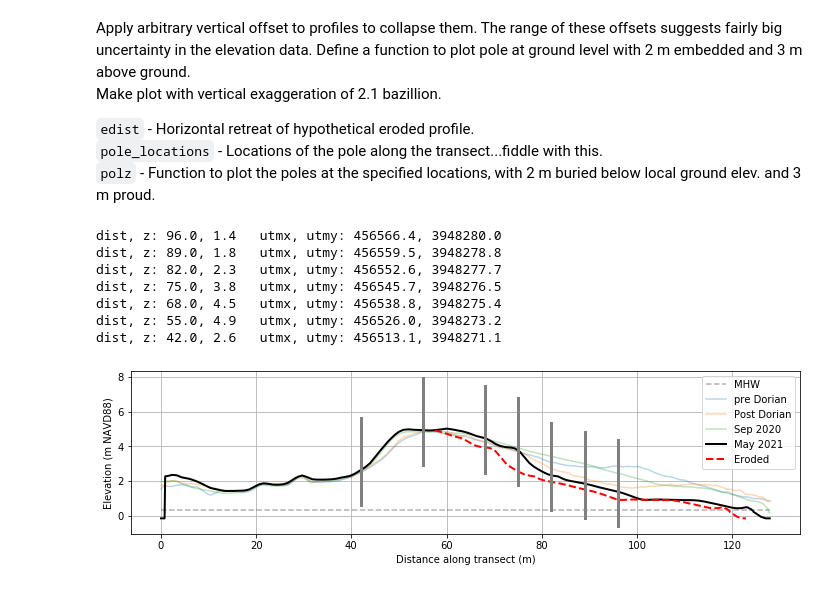
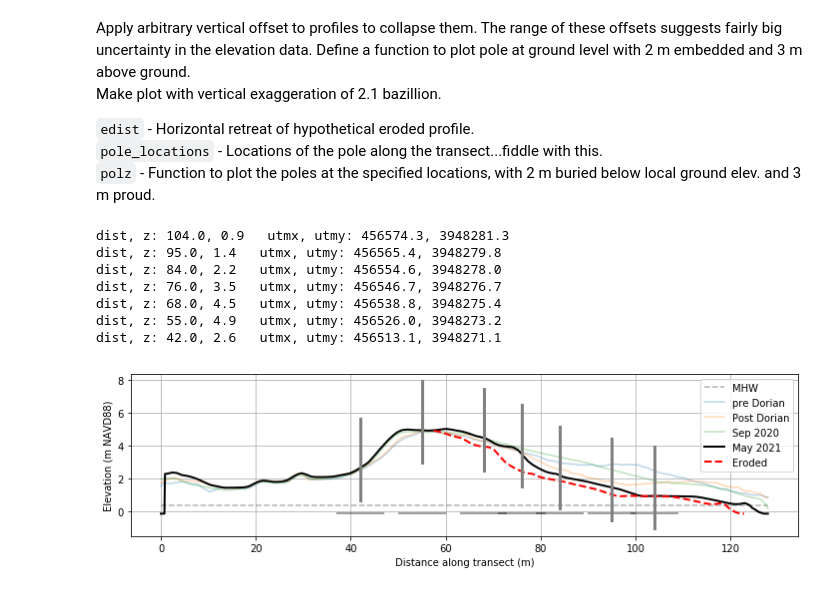
Before and after one commit to csherwood-usgs/DUNEX, a Jupyter notebook: plan_pole_transect.ipynb, the cells around one changed output. Drawn from its saved outputs; the diff is of its cells as text; code cells hidden in the pictures.

Commit message:
Comments and plotting scheme to viz lidar resolution

```diff
--- a/plan_pole_transect.ipynb
+++ b/plan_pole_transect.ipynb
@@ -41,36 +41,39 @@ Make plot with vertical exaggeration of 2.1 bazillion.
 ioff1 = -.25
 ioff2 = +.3
 ioff3 = +.25
 mhw = 0.35 # estimated from VDatum
 edist = -5 # distance to offset eroded profile
-pole_locations = [96, 89, 82, 75, 68, 55, 42]
+#pole_locations = [96, 89, 82, 75, 68, 55, 42]  # Chris's original
+pole_locations = [104, 95, 84, 76, 68, 55, 42]  # Katherine's idea to stretch the array seaward; less overlap
+lidar_res = 5  # m, in each direction
 
 # function to plot pole at ground level, given a distance (pdist) along a  profile (dist and z)
 def polz(pdist,dist,z,x,y):
     idx = (dist>=pdist).argmax()
     plt.plot([dist[idx],dist[idx]],[z[idx]-2.,z[idx]+3],'-',c='gray',linewidth=3)
     print('dist, z: {:.1f}, {:.1f}   utmx, utmy: {:.1f}, {:.1f}'.format(dist[idx],z[idx],x[idx],y[idx]))
+    plt.hlines(np.min(z), pz-lidar_res, pz+lidar_res, alpha=0.5)
 
 plt.figure(figsize=(12,3))
 plt.plot([dist[0],dist[-1]],[mhw,mhw],'--k',alpha=0.3,label='MHW')
 plt.plot(dist,z0,alpha=0.3,label='pre Dorian')
 plt.plot(dist,z1+ioff1,alpha=0.3,label='Post Dorian')
 plt.plot(dist,z2+ioff2,alpha=0.3,label='Sep 2020')
 plt.plot(dist,z3+ioff3,'-k',linewidth=2,label='May 2021')
 plt.plot(dist[500:]+edist,z3[500:]+ioff3,'--r',linewidth=2,label='Eroded')
 for pz in pole_locations:
     polz(pz,dist,z3+ioff3,x,y)
 
 plt.grid()
 plt.legend()
 plt.ylabel('Elevation (m NAVD88)')
 _ = plt.xlabel('Distance along transect (m)')
 # %% [output]
-dist, z: 96.0, 1.4   utmx, utmy: 456566.4, 3948280.0
-dist, z: 89.0, 1.8   utmx, utmy: 456559.5, 3948278.8
-dist, z: 82.0, 2.3   utmx, utmy: 456552.6, 3948277.7
-dist, z: 75.0, 3.8   utmx, utmy: 456545.7, 3948276.5
+dist, z: 104.0, 0.9   utmx, utmy: 456574.3, 3948281.3
+dist, z: 95.0, 1.4   utmx, utmy: 456565.4, 3948279.8
+dist, z: 84.0, 2.2   utmx, utmy: 456554.6, 3948278.0
+dist, z: 76.0, 3.5   utmx, utmy: 456546.7, 3948276.7
 dist, z: 68.0, 4.5   utmx, utmy: 456538.8, 3948275.4
 dist, z: 55.0, 4.9   utmx, utmy: 456526.0, 3948273.2
 dist, z: 42.0, 2.6   utmx, utmy: 456513.1, 3948271.1
-[figure, old version]
+[figure, new version]
```
Also changed, not shown: parts of 1 cell of this notebook.
